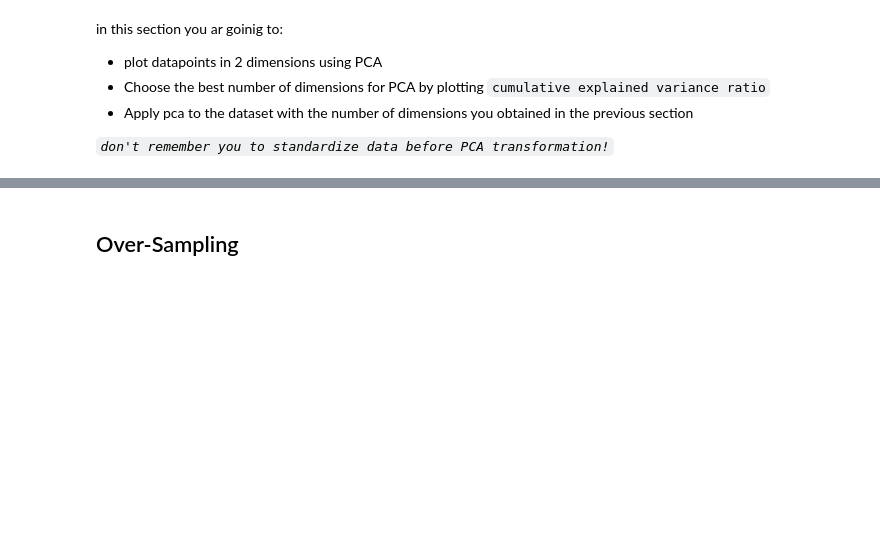
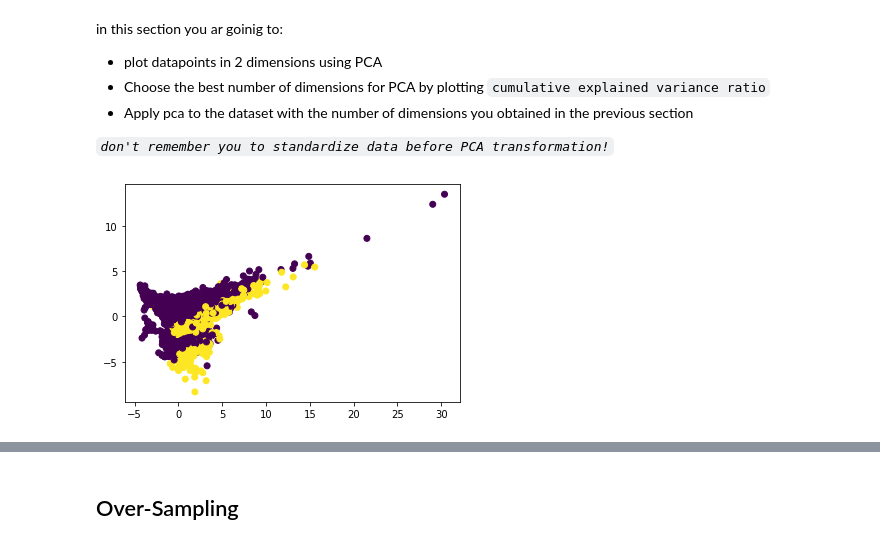
Before and after one commit to HooshBaaz/2022_DataAnalytics_SummerSchool, a Jupyter notebook: my handson solutions/week4/Day7-HandsOns.ipynb, the cells around one changed output, grey strips where cells are left out. Saved outputs shown, nothing was run; the diff lists cells and outputs as text; code cells hidden in the pictures; blank space fills up the shorter version.

```diff
--- a/my handson solutions/week4/Day7-HandsOns.ipynb
+++ b/my handson solutions/week4/Day7-HandsOns.ipynb
@@ -207,0 +209,14 @@ in this section you ar goinig to:
+# %%
+# plot datapoints in 2 dimensions using PCA
+from sklearn.decomposition import PCA
+from sklearn.preprocessing import StandardScaler
+scaler = StandardScaler()
+Xs= scaler.fit_transform(X)
+pca = PCA(n_components=2)
+Xt = pca.fit_transform(Xs)
+
+plot = plt.scatter(Xt[:,0], Xt[:,1], c=y)
+# plt.legend(handles=plot.legend_elements()[0], labels=list(Odf['target_names']))
+plt.show()
+# %% [output]
+[figure, added]
```
Also changed, not shown: parts of 14 cells of this notebook, 1 other file.
